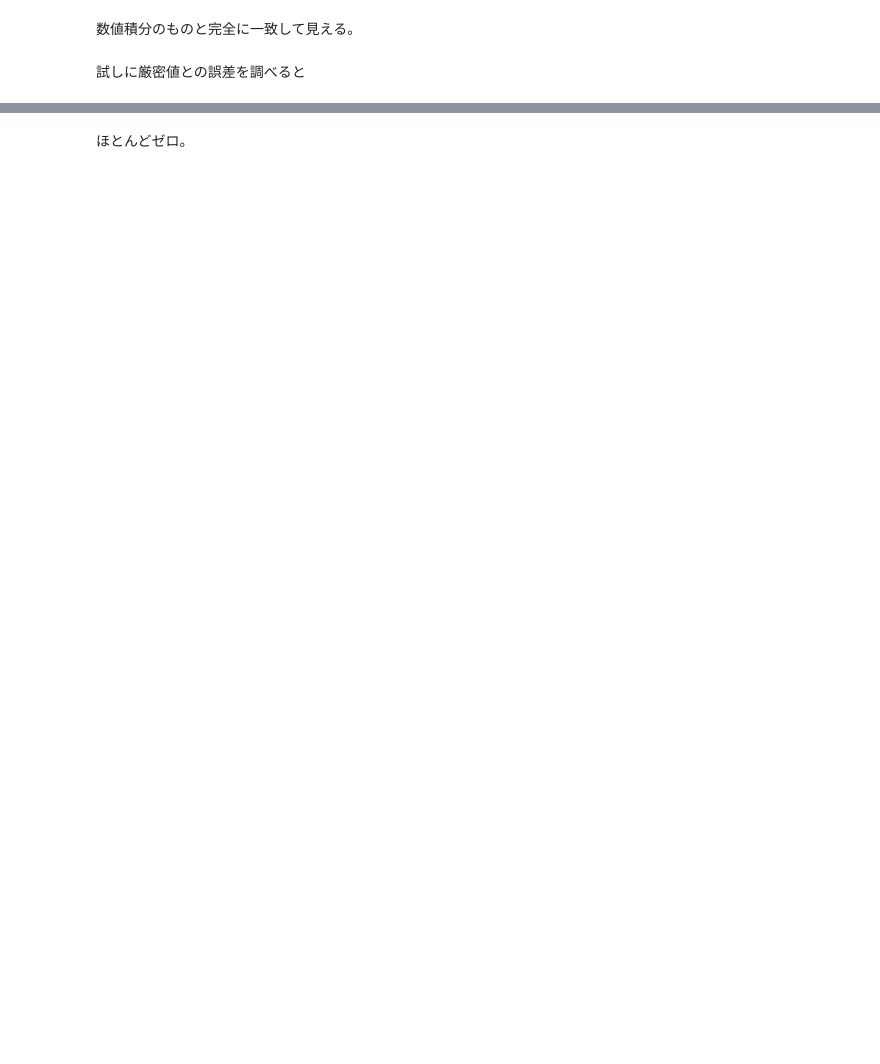
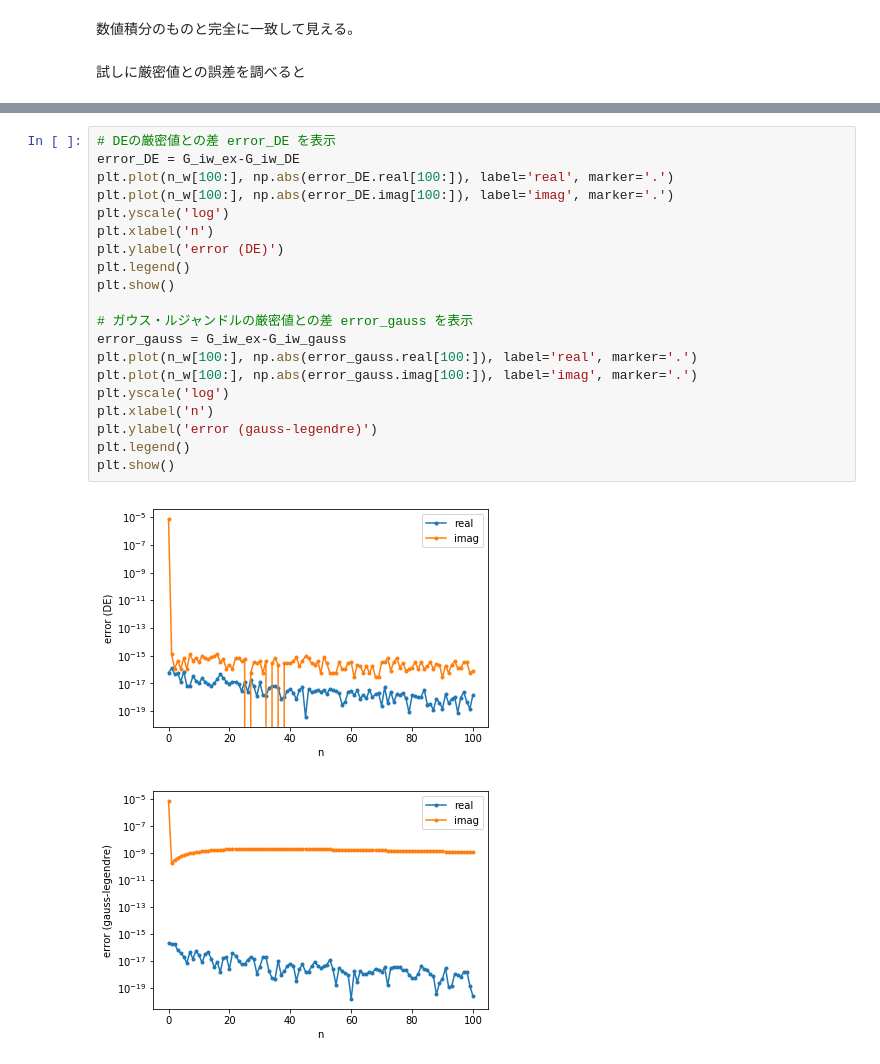
Before and after one commit to ykamizato/IPT, a Jupyter notebook: IPT,グリーン関数２.ipynb, the cells around one changed output, grey strips where cells are left out. Cells and saved outputs as stored; diff of their text form; blank space fills up the shorter version.

```diff
--- a/IPT,グリーン関数２.ipynb
+++ b/IPT,グリーン関数２.ipynb
@@ -189,2 +187,23 @@ plt.show()
-# %% [markdown]
-ほとんどゼロ。
+# %%
+# DEの厳密値との差 error_DE を表示
+error_DE = G_iw_ex-G_iw_DE
+plt.plot(n_w[100:], np.abs(error_DE.real[100:]), label='real', marker='.')
+plt.plot(n_w[100:], np.abs(error_DE.imag[100:]), label='imag', marker='.')
+plt.yscale('log')
+plt.xlabel('n')
+plt.ylabel('error (DE)')
+plt.legend()
+plt.show()
+
+# ガウス・ルジャンドルの厳密値との差 error_gauss を表示
+error_gauss = G_iw_ex-G_iw_gauss
+plt.plot(n_w[100:], np.abs(error_gauss.real[100:]), label='real', marker='.')
+plt.plot(n_w[100:], np.abs(error_gauss.imag[100:]), label='imag', marker='.')
+plt.yscale('log')
+plt.xlabel('n')
+plt.ylabel('error (gauss-legendre)')
+plt.legend()
+plt.show()
+# %% [output]
+[figure, added]
+[figure, added]
```
Also changed, not shown: parts of 8 cells of this notebook, 2 other files.
